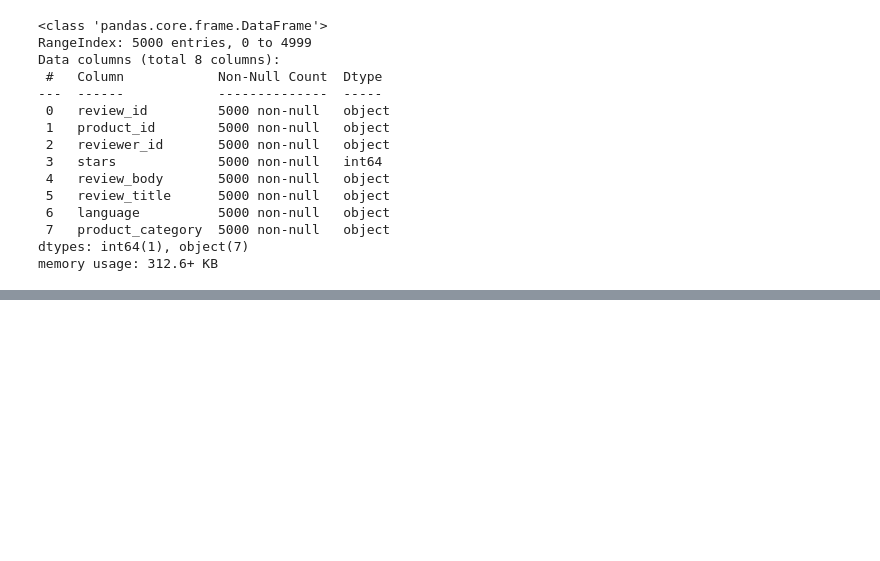
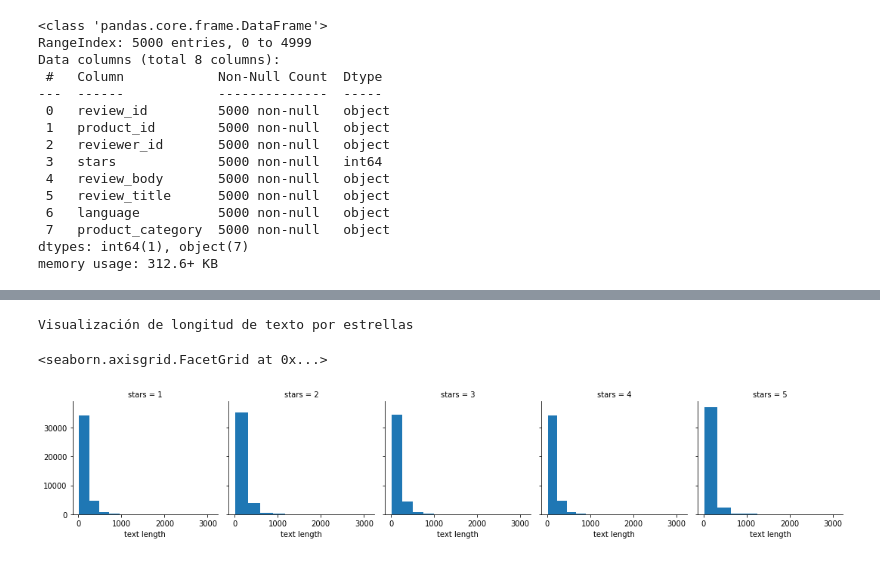
Before and after one commit to romiluna2017/Proyecto3_NLP, a Jupyter notebook: DS_Proyecto_03_NLP.ipynb, the cells around one changed output, grey strips where cells are left out. Cells and saved outputs as stored; diff of their text form; code cells hidden in the pictures; blank space fills up the shorter version.

```diff
--- a/DS_Proyecto_03_NLP.ipynb
+++ b/DS_Proyecto_03_NLP.ipynb
@@ -133,0 +184,13 @@ memory usage: 312.6+ KB
+# %%
+#creo nueva columna con la longitud del cuerpo de la reseña
+dataset3['text length'] = dataset3['review_body'].apply(len)
+#creo nueva columna con la longitud del título
+dataset3['text length2'] = dataset3['review_title'].apply(len)
+# %%
+print("Visualización de longitud de texto por estrellas del cuerpo de reseñas")
+g = sns.FacetGrid(dataset3,col='stars')
+g.map(plt.hist,'text length')
+# %% [output]
+Visualización de longitud de texto por estrellas
+<seaborn.axisgrid.FacetGrid at 0x...>
+[figure, added]
```
Also changed, not shown: parts of 57 cells of this notebook.
